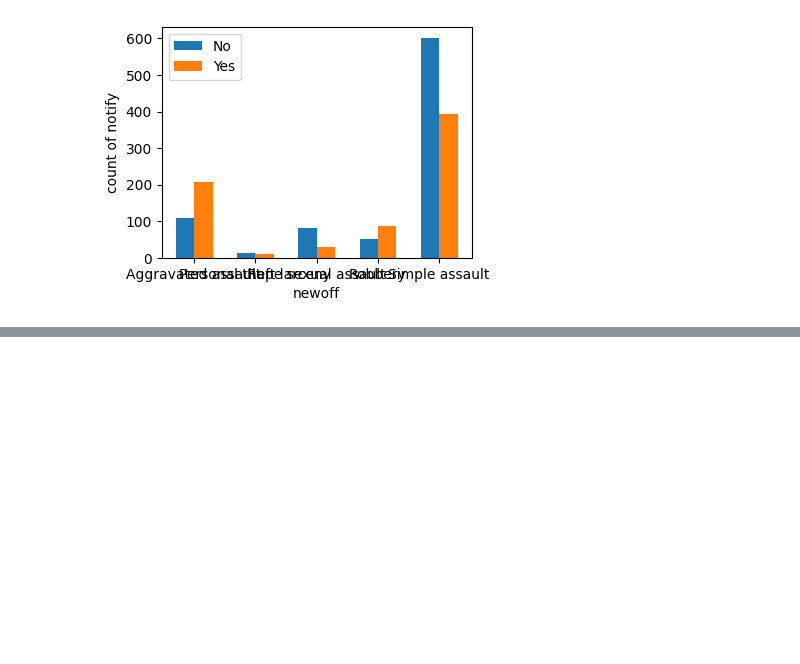
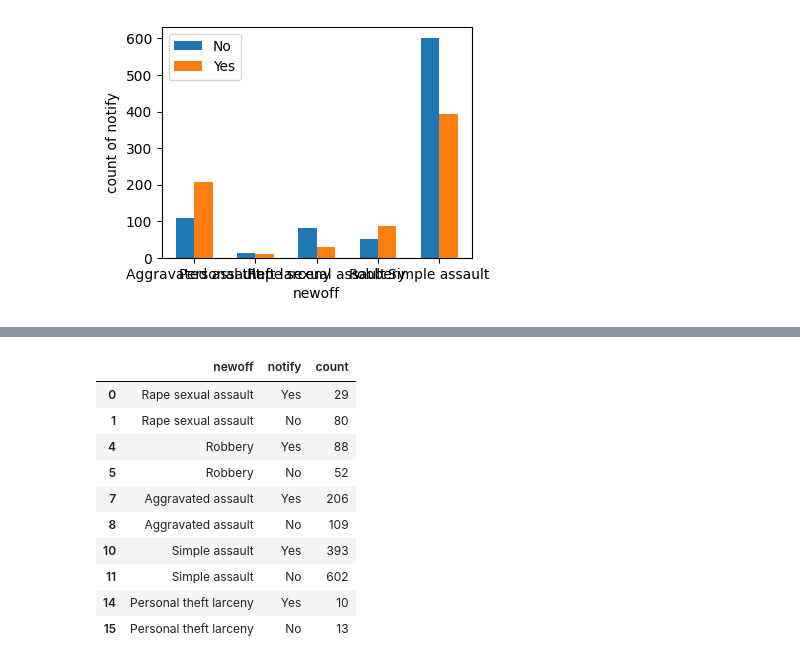
Before and after one commit to BirdyLiu6471023/NCVS_tool, a Jupyter notebook: docs/example.ipynb, the cells around one changed output, grey strips where cells are left out. Saved outputs shown, nothing was run; the diff lists cells and outputs as text; code cells hidden in the pictures; blank space fills up the shorter version.

```diff
--- a/docs/example.ipynb
+++ b/docs/example.ipynb
@@ -95,0 +118,16 @@ df_2020_crimes_notify = naly.year_report(year = 2020, group = "newoff", target="
+# %%
+# getting data without pivot, tidy version of data:
+df_2020_crimes_notify_pct = naly.year_report(year = 2020, group = "newoff", target="notify", dataname="Personal Victimization", target_range=2, pivot=False,encode=False, output_picture=False)
+df_2020_crimes_notify_pct
+# %% [output]
+|  | newoff | notify | count |
+| 0 | Rape sexual assault | Yes | 29 |
+| 1 | Rape sexual assault | No | 80 |
+| 4 | Robbery | Yes | 88 |
+| 5 | Robbery | No | 52 |
+| 7 | Aggravated assault | Yes | 206 |
+| 8 | Aggravated assault | No | 109 |
+| 10 | Simple assault | Yes | 393 |
+| 11 | Simple assault | No | 602 |
+| 14 | Personal theft larceny | Yes | 10 |
+| 15 | Personal theft larceny | No | 13 |
```
Also changed, not shown: parts of 3 cells of this notebook.
